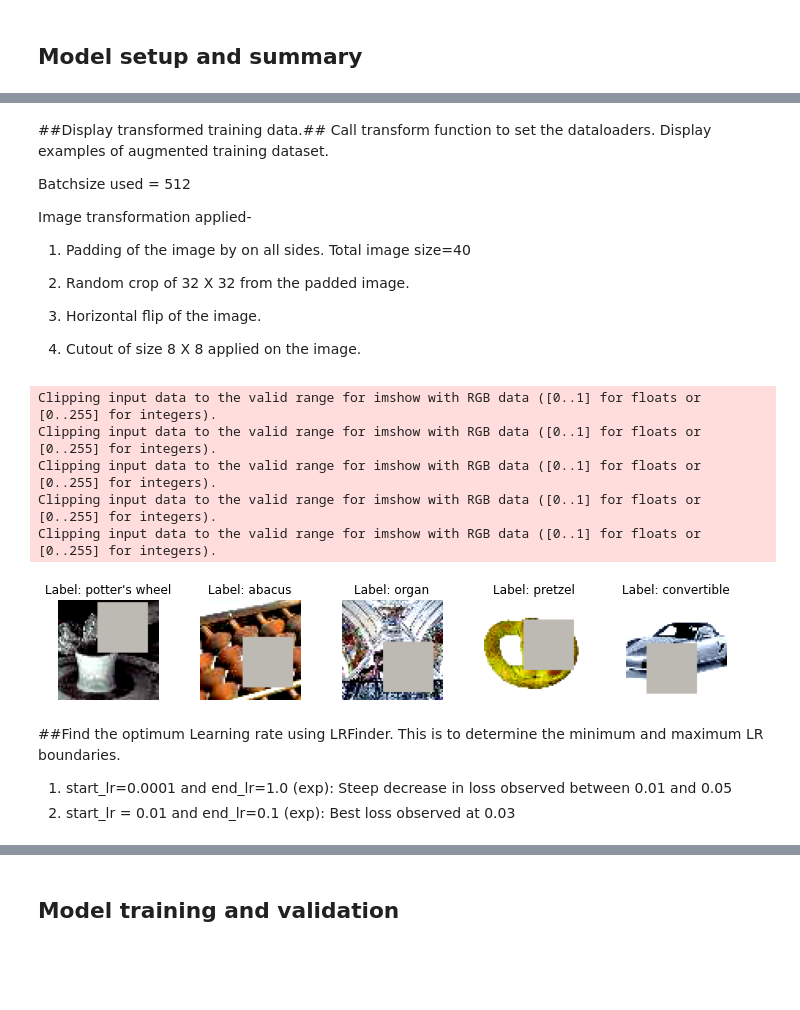
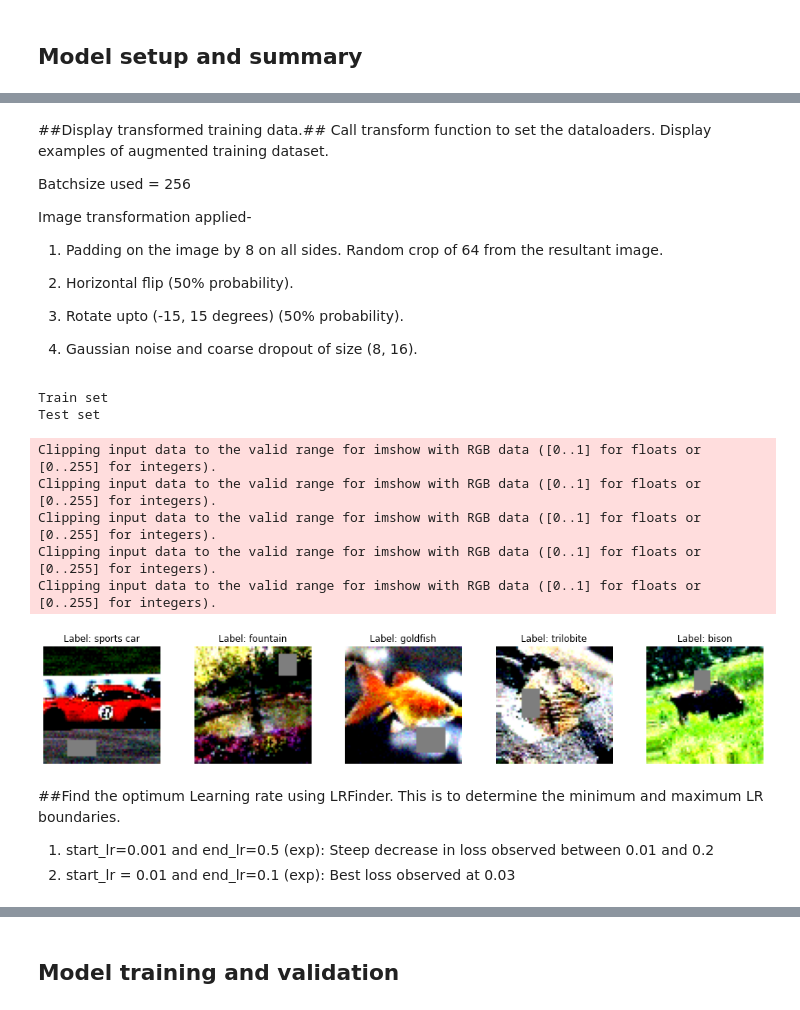
Before and after one commit to Shashank-Holla/TSAI-EVA4, a Jupyter notebook: Session12_TinyImagenet&AnchorBox/scripts/main_for_ImageNet.ipynb, the cells around one changed output, grey strips where cells are left out. Saved outputs shown, nothing was run; the diff lists cells and outputs as text; code cells hidden in the pictures; blank space fills up the shorter version.

```diff
--- a/Session12_TinyImagenet&AnchorBox/scripts/main_for_ImageNet.ipynb
+++ b/Session12_TinyImagenet&AnchorBox/scripts/main_for_ImageNet.ipynb
@@ -153,13 +156,14 @@ Estimated Total Size (MB): 87.67
 Call transform function to set the dataloaders.
 Display examples of augmented training dataset.
 
-Batchsize used = 512
+Batchsize used = 256
 
 Image transformation applied-
-1) Padding of the image by on all sides. Total image size=40
 
-2) Random crop of 32 X 32 from the padded image.
+1) Padding on the image by 8 on all sides. Random crop of 64 from the resultant image.
 
-3) Horizontal flip of the image.
+2) Horizontal flip (50% probability).
 
-4) Cutout of size 8 X 8 applied on the image.
+3) Rotate upto (-15, 15 degrees) (50% probability).
+
+4) Gaussian noise and coarse dropout of size (8, 16).
@@ -166,29 +173,32 @@ Image transformation applied-
 # %%
-trainloader, testloader, classes = transform((0.485, 0.456, 0.406), (0.229, 0.224, 0.225), 256)
+trainloader, testloader, classes = transform_albumentation.transform((0.485, 0.456, 0.406), (0.229, 0.224, 0.225), 256)
 #Display the transformed training data.
 image_display_size = 5
 dataiter = iter(trainloader)
 images, labels = dataiter.next()
 
+
 # imshow(disp_images[0])
 # print(disp_images[0].shape)
-fig, axs = plt.subplots(1, 5, figsize=(10, 10))
+fig, axs = plt.subplots(1, 5, figsize=(14, 14))
 fig.tight_layout()
 
 for i in range(image_display_size):
     axs[i].axis('off')
     axs[i].set_title(f'Label: {classes[labels[i].item()][1]}')
     axs[i].imshow(np.transpose(((images[i]/2 + 0.5).numpy()), (1, 2, 0)))
 # %% [output]
-Clipping input data to the valid range for imshow with RGB data ([0..1] for floats or [0..255] for integers).
-Clipping input data to the valid range for imshow with RGB data ([0..1] for floats or [0..255] for integers).
-Clipping input data to the valid range for imshow with RGB data ([0..1] for floats or [0..255] for integers).
-Clipping input data to the valid range for imshow with RGB data ([0..1] for floats or [0..255] for integers).
-Clipping input data to the valid range for imshow with RGB data ([0..1] for floats or [0..255] for integers).
+Train set
+Test set
+Clipping input data to the valid range for imshow with RGB data ([0..1] for floats or [0..255] for integers).
+Clipping input data to the valid range for imshow with RGB data ([0..1] for floats or [0..255] for integers).
+Clipping input data to the valid range for imshow with RGB data ([0..1] for floats or [0..255] for integers).
+Clipping input data to the valid range for imshow with RGB data ([0..1] for floats or [0..255] for integers).
+Clipping input data to the valid range for imshow with RGB data ([0..1] for floats or [0..255] for integers).
-[figure, old version]
+[figure, new version]
 # %% [markdown]
 ##Find the optimum Learning rate using LRFinder.
 This is to determine the minimum and maximum LR boundaries.
-1. start_lr=0.0001 and end_lr=1.0 (exp): Steep decrease in loss observed between 0.01 and 0.05
+1. start_lr=0.001 and end_lr=0.5 (exp): Steep decrease in loss observed between 0.01 and 0.2
 2. start_lr = 0.01 and end_lr=0.1 (exp): Best loss observed at 0.03
 # %%
```
Also changed, not shown: parts of 19 cells of this notebook, 4 other files.
